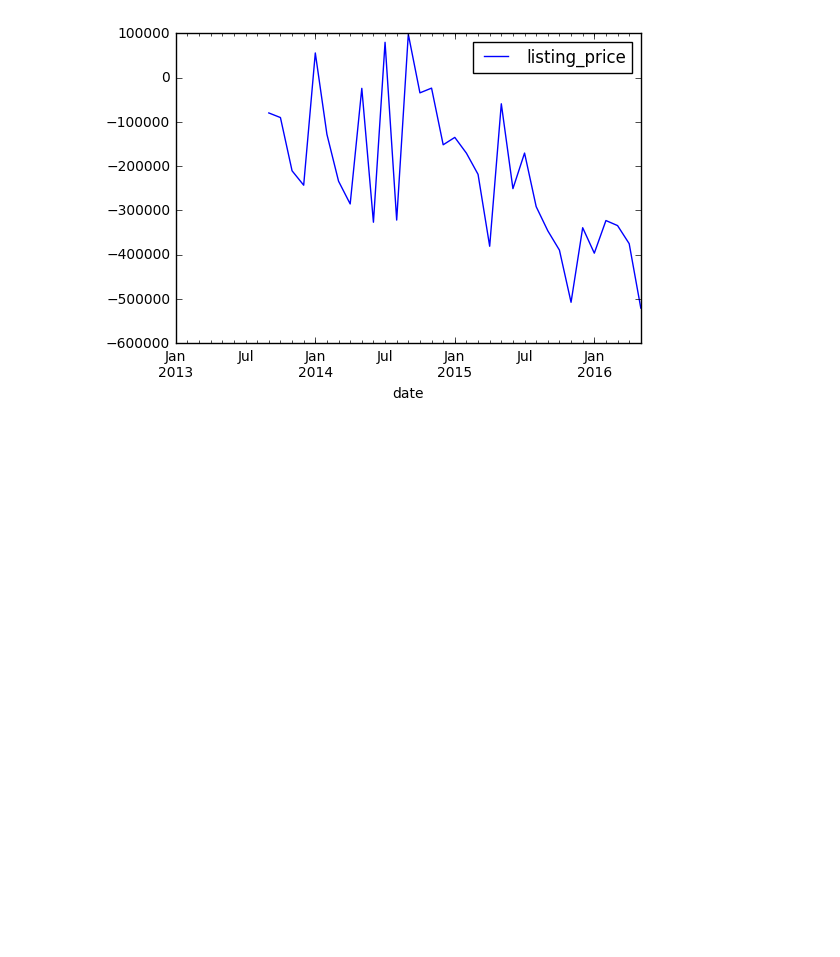
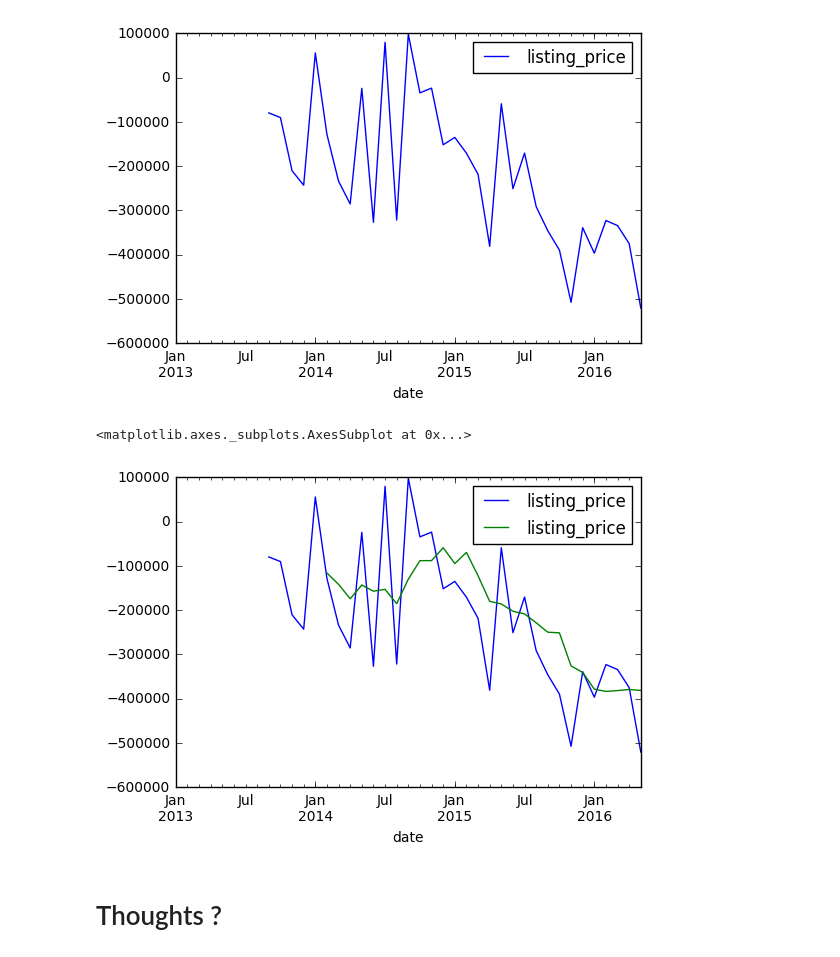
Before and after one commit to NCEAS/scicomp, a Jupyter notebook: jupyter-notebook/Zillow_stats.ipynb, the cells around one changed output. Cells and saved outputs as stored; diff of their text form; code cells hidden in the pictures; blank space fills up the shorter version.

Commit message:
added the moving average

```diff
--- a/jupyter-notebook/Zillow_stats.ipynb
+++ b/jupyter-notebook/Zillow_stats.ipynb
@@ -20,7 +23,6 @@ import os
 # %%
-# CONSTANTS
 ## INPUTS
-my_path = "/home/shares/jupyterhub/data/zillow/zip"
+my_path = "/home/shares/jupyterhub/data/zillow/zip/"
 price_listing_file = "Zip_MedianListingPrice_AllHomes.csv"
 price_sold_file = "Zip_MedianSoldPrice_AllHomes.csv"
 # %% [markdown]
@@ -150,5 +152,5 @@ sold_sb_filled.plot(kind='line')
 <matplotlib.axes._subplots.AxesSubplot at 0x...>
 [figure]
 # %%
-difference = sold_sb_filled - listing_sb_ts
+my_index = sold_sb_filled - listing_sb_ts
 # %%
@@ -156,3 +158,12 @@ difference['2013':'2016'].plot(kind='line')
 # %% [output]
 <matplotlib.axes._subplots.AxesSubplot at 0x...>
 [figure]
+# %%
+# Adding a six months moving average
+mvav = difference['2013':'2016'].rolling(window=6).mean()
+pd.concat([my_index['2013':'2016'],mvav], axis=1).plot(kind='line')
+# %% [output]
+<matplotlib.axes._subplots.AxesSubplot at 0x...>
+[figure, added]
+# %% [markdown]
+# Thoughts ?
```
Also changed, not shown: parts of 4 cells of this notebook.
